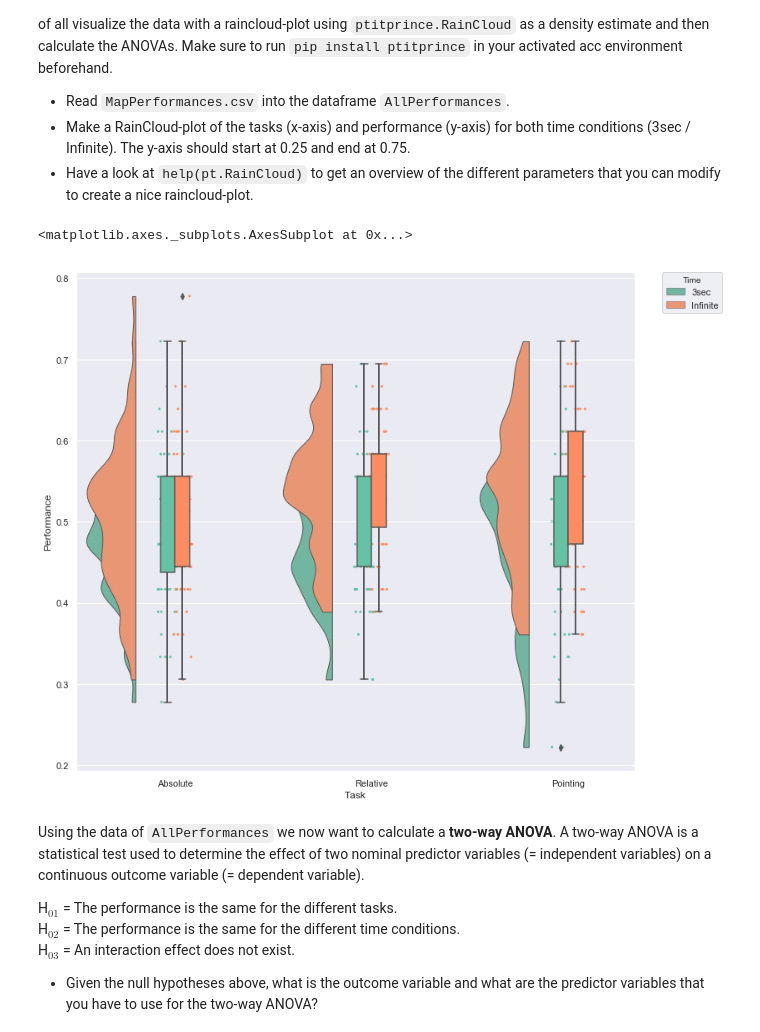
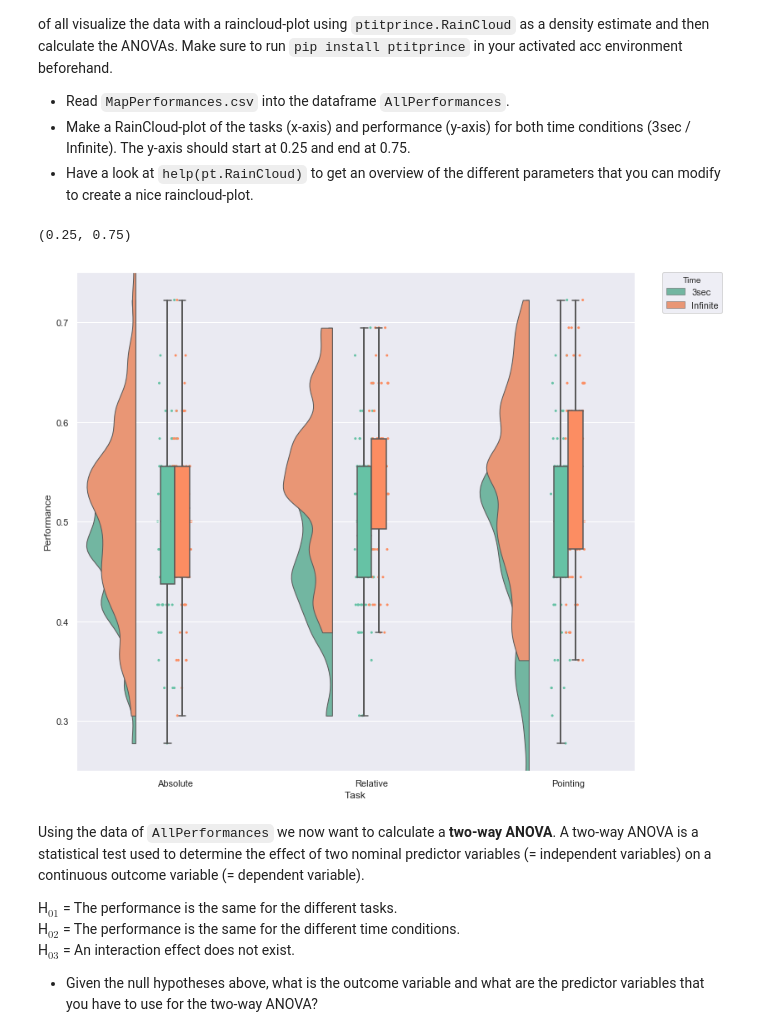
Before and after one commit to NBP-ACC/week-6-acc_9, a Jupyter notebook: sheet04.ipynb, the cells around one changed output. Cells and saved outputs as stored; diff of their text form; code cells hidden in the pictures.

````diff
--- a/sheet04.ipynb
+++ b/sheet04.ipynb
@@ -121,16 +121,17 @@ Refering to our plots of the prior exercise sheet (assignment 2.b), it is a good
 # %%
 #help(pt.RainCloud)
 
 # Read MapPerformances.csv into the dataframe AllPerformances.
 AllPerformances =  pd.read_csv('./Data/MapPerformances.csv',header= 0)
 
 # Make a rainCloud-plot
 pt.RainCloud(x='Task', y= 'Performance', hue='Time', data = AllPerformances, width_viol=0.5,dodge=True)
 
-#Set the y-Axis !!!
+# set y axis values
+plt.ylim((0.25,0.75))
 # %% [output]
-<matplotlib.axes._subplots.AxesSubplot at 0x...>
+(0.25, 0.75)
-[figure, old version]
+[figure, new version]
 # %% [markdown]
 Using the data of ```AllPerformances``` we now want to calculate a **two-way ANOVA**. A two-way ANOVA is a statistical test used to determine the effect of two nominal predictor variables (= independent variables) on a continuous outcome variable (= dependent variable).
 
````
Also changed, not shown: parts of 16 cells of this notebook.
